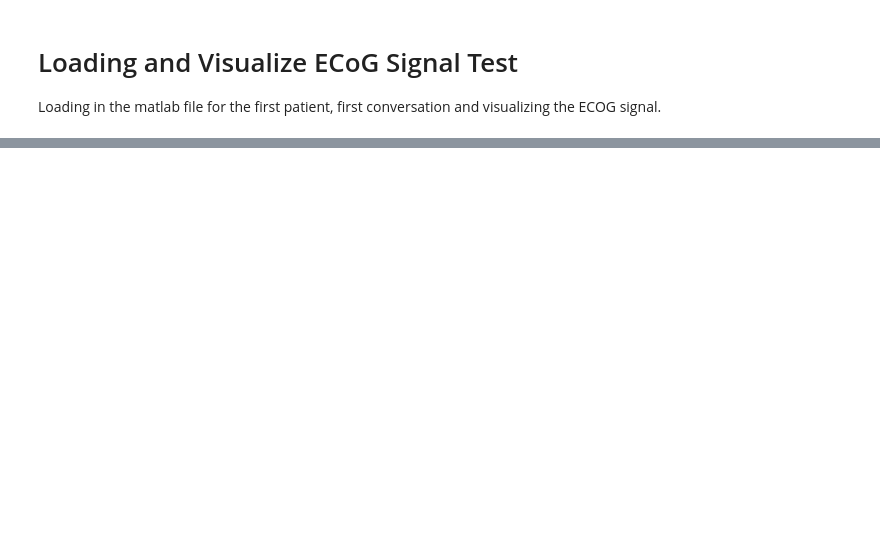
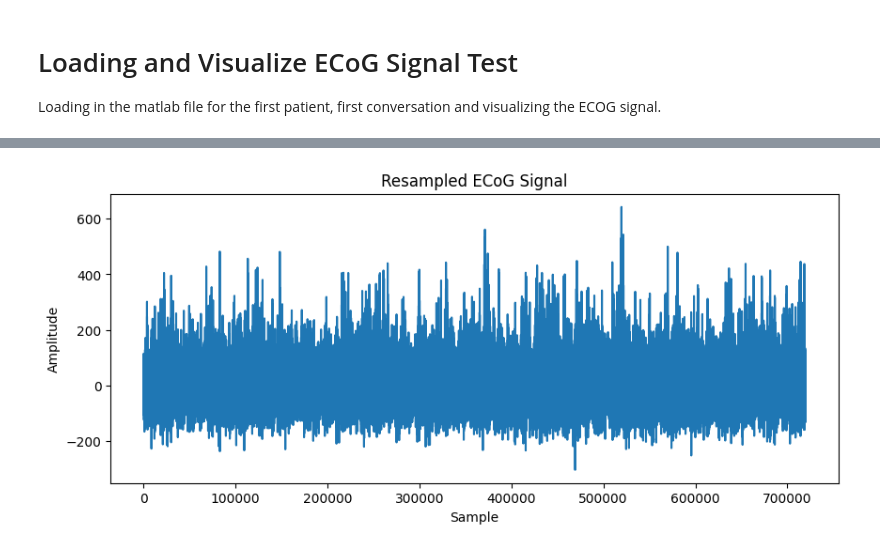
Before and after one commit to tevaughnshaw/autocorrelation, a Jupyter notebook: ECOG_Signal_Test.ipynb, the cells around one changed output, grey strips where cells are left out. Saved outputs shown, nothing was run; the diff lists cells and outputs as text; code cells hidden in the pictures; blank space fills up the shorter version.

```diff
--- a/ECOG_Signal_Test.ipynb
+++ b/ECOG_Signal_Test.ipynb
@@ -50,0 +58,3 @@ len(ecog_signal) # time points (s)
+# %%
+new_sfreq = 400
+raw_resampled = raw.copy().resample(new_sfreq)
@@ -50,0 +74,15 @@ len(ecog_signal) # time points (s)
+# %%
+# target_samples = 60000
+# current_samples = ecog_signal.shape[0]
+# downsample_factor = current_samples // target_samples
+# ecog_signal_resampled = scipy.signal.resample(ecog_signal, target_samples)
+
+# plot resampled signal
+plt.figure(figsize=(10, 4))
+plt.plot(ecog_data.ravel())
+plt.title('Resampled ECoG Signal')
+plt.xlabel('Sample')
+plt.ylabel('Amplitude')
+plt.show()
+# %% [output]
+[figure, added]
```
Also changed, not shown: parts of 49 cells of this notebook.
